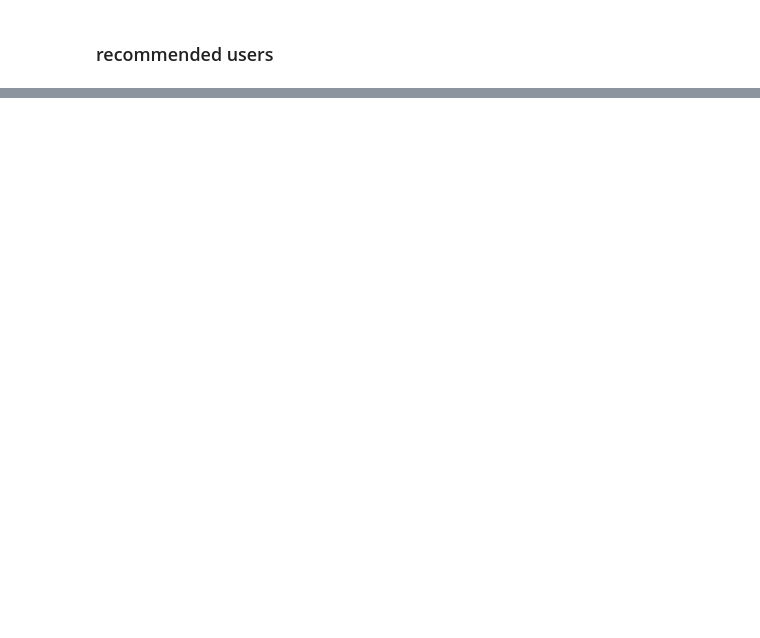
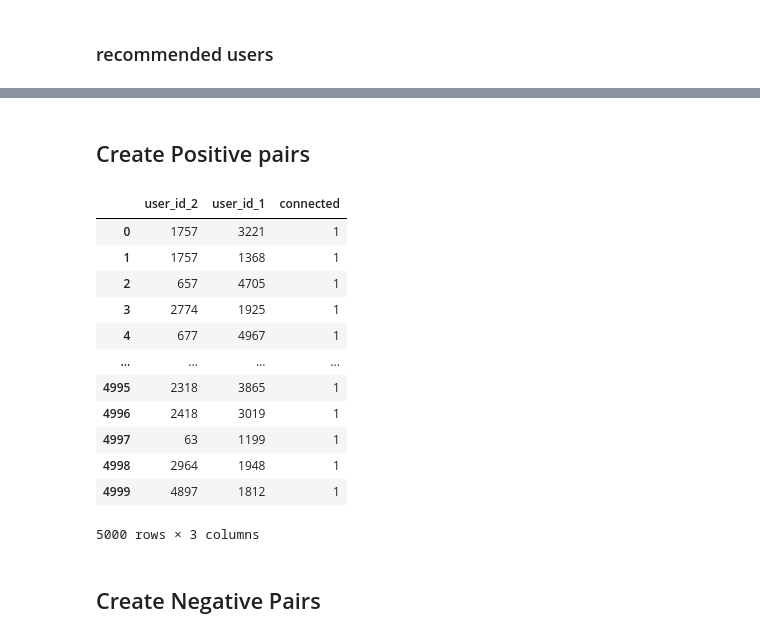
Before and after one commit to anushagj/friend-up-your-cash-app-game, a Jupyter notebook: Notebooks/modelling_solution.ipynb, the cells around one changed output, grey strips where cells are left out. Cells and saved outputs as stored; diff of their text form; code cells hidden in the pictures; blank space fills up the shorter version.

```diff
--- a/Notebooks/modelling_solution.ipynb
+++ b/Notebooks/modelling_solution.ipynb
@@ -11,7 +14,7 @@ cash_friends = pd.read_parquet("friend-up-your-cash-app-game/Dataset/cash_friend
 # %% [markdown]
 # Encode Cash Friends Categorical Features
 # %%
-categorical_cols = ["user_occupation", "most_used_cash_app_feature"]
+categorical_cols = ["user_occupation", "most_used_cash_app_feature", "user_id"]
 # %%
 binary_cols = ["gender", "cash_card_enabled", "direct_deposit_enabled", "cash_boost_used", ]
 # %%
@@ -141,0 +131,4 @@ Name: 3236, dtype: object
+# %%
+cash_friends = cash_friends.drop(columns=['account_creation_date', 'gender', 'cash_card_enabled', 'direct_deposit_enabled', 'cash_boost_used', 'user_occupation', 'location',
+       'most_used_cash_app_feature'])
+cash_friends.head()
@@ -141,0 +144,7 @@ Name: 3236, dtype: object
+# %%
+from random import choice
+
+users = cash_friends["user_id"].tolist()
+# we can hypothesis that any users who is not the most interacted user or the user itself can be the least interact users, so we will use random to randomly select this.
+cash_friends["least_interacted_user_id"] = cash_friends.apply(lambda x: choice(list(set(users) - set([x['user_id'], x['most_interacted_user_id']]))), axis=1)
+cash_friends.head()
@@ -141,0 +158,24 @@ Name: 3236, dtype: object
+# %% [markdown]
+## Create Positive pairs
+# %%
+cash_friends_pos_pairs = pd.merge(cash_friends[["user_id", "user_id_encoded"]], cash_friends[["user_id", "user_id_encoded", "most_interacted_user_id"]], left_on="user_id", right_on="most_interacted_user_id", how='inner')
+cash_friends_pos_pairs["connected"] = 1
+cash_friends_pos_pairs= cash_friends_pos_pairs.rename(columns={"user_id_encoded_x": "user_id_2", "user_id_encoded_y": "user_id_1"})
+cash_friends_pos_pairs= cash_friends_pos_pairs.drop(columns=["most_interacted_user_id", "user_id_x", "user_id_y"])
+cash_friends_pos_pairs
+# %% [output]
+|  | user_id_2 | user_id_1 | connected |
+| 0 | 1757 | 3221 | 1 |
+| 1 | 1757 | 1368 | 1 |
+| 2 | 657 | 4705 | 1 |
+| 3 | 2774 | 1925 | 1 |
+| 4 | 677 | 4967 | 1 |
+| ... | ... | ... | ... |
+| 4995 | 2318 | 3865 | 1 |
+| 4996 | 2418 | 3019 | 1 |
+| 4997 | 63 | 1199 | 1 |
+| 4998 | 2964 | 1948 | 1 |
+| 4999 | 4897 | 1812 | 1 |
+5000 rows × 3 columns
+# %% [markdown]
+## Create Negative Pairs
```
Also changed, not shown: parts of 37 cells of this notebook.
